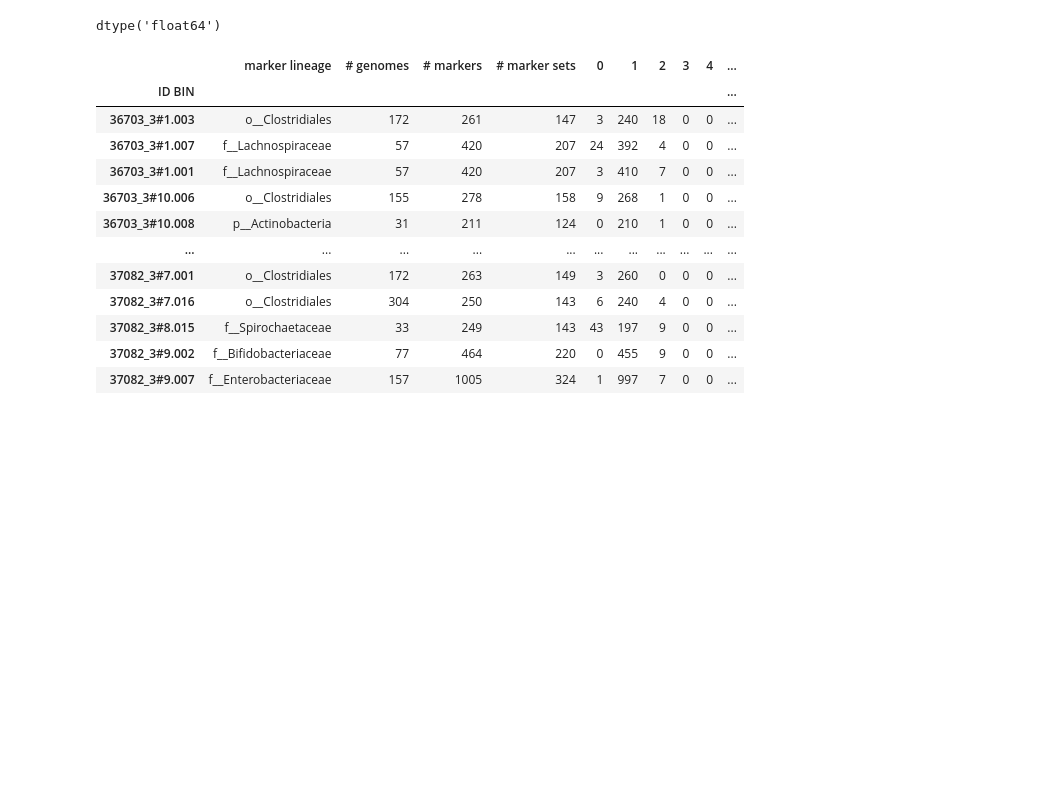
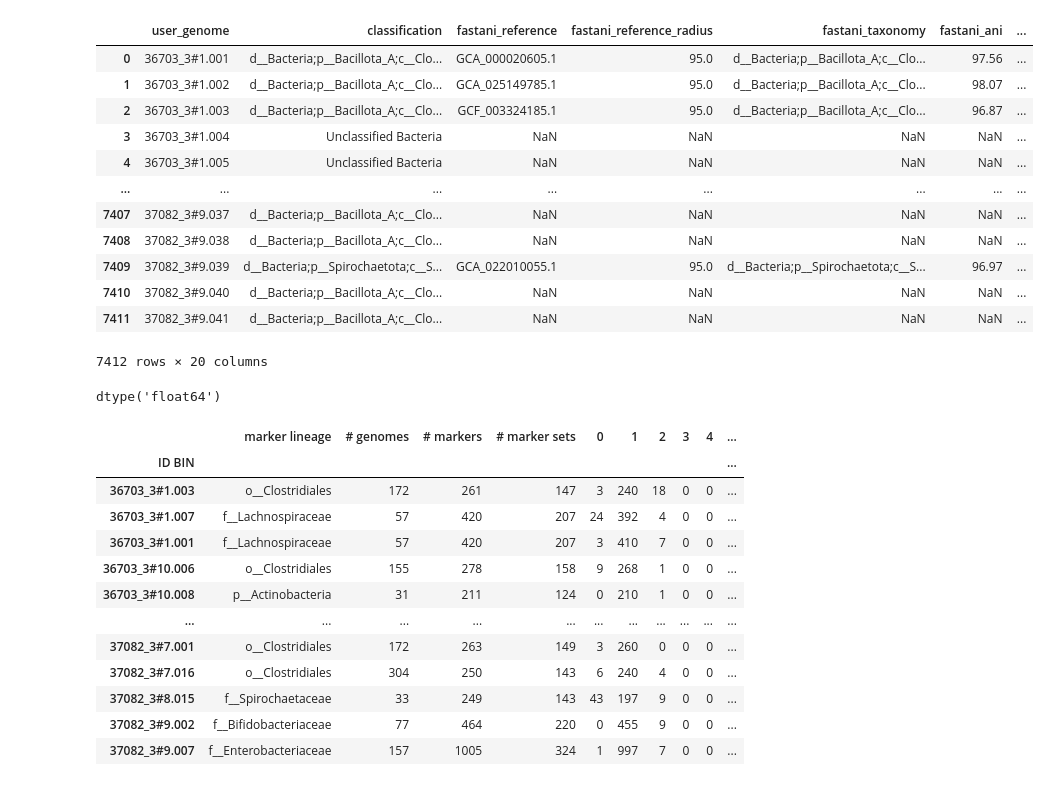
Before and after one commit to RafaPe/MX-Rural-Urban-Microbiome, a Jupyter notebook: notebooks/bin_exploration.ipynb, the cells around one changed output. Drawn from its saved outputs; the diff is of its cells as text; code cells hidden in the pictures; blank space fills up the shorter version.

```diff
--- a/notebooks/bin_exploration.ipynb
+++ b/notebooks/bin_exploration.ipynb
@@ -4,6 +4,24 @@ import matplotlib.pyplot as plt
 import seaborn as sns
 import numpy as np
 import ast
+# %%
+classification = pd.read_csv('../data/gtdbtk_classification.tsv', sep='\t')
+# %%
+classification
+# %% [output]
+|  | user_genome | classification | fastani_reference | fastani_reference_radius | fastani_taxonomy | fastani_ani | ... |
+| 0 | 36703_3#1.001 | d__Bacteria;p__Bacillota_A;c__Clo... | GCA_000020605.1 | 95.0 | d__Bacteria;p__Bacillota_A;c__Clo... | 97.56 | ... |
+| 1 | 36703_3#1.002 | d__Bacteria;p__Bacillota_A;c__Clo... | GCA_025149785.1 | 95.0 | d__Bacteria;p__Bacillota_A;c__Clo... | 98.07 | ... |
+| 2 | 36703_3#1.003 | d__Bacteria;p__Bacillota_A;c__Clo... | GCF_003324185.1 | 95.0 | d__Bacteria;p__Bacillota_A;c__Clo... | 96.87 | ... |
+| 3 | 36703_3#1.004 | Unclassified Bacteria | NaN | NaN | NaN | NaN | ... |
+| 4 | 36703_3#1.005 | Unclassified Bacteria | NaN | NaN | NaN | NaN | ... |
+| ... | ... | ... | ... | ... | ... | ... | ... |
+| 7407 | 37082_3#9.037 | d__Bacteria;p__Bacillota_A;c__Clo... | NaN | NaN | NaN | NaN | ... |
+| 7408 | 37082_3#9.038 | d__Bacteria;p__Bacillota_A;c__Clo... | NaN | NaN | NaN | NaN | ... |
+| 7409 | 37082_3#9.039 | d__Bacteria;p__Spirochaetota;c__S... | GCA_022010055.1 | 95.0 | d__Bacteria;p__Spirochaetota;c__S... | 96.97 | ... |
+| 7410 | 37082_3#9.040 | d__Bacteria;p__Bacillota_A;c__Clo... | NaN | NaN | NaN | NaN | ... |
+| 7411 | 37082_3#9.041 | d__Bacteria;p__Bacillota_A;c__Clo... | NaN | NaN | NaN | NaN | ... |
+7412 rows × 20 columns
 # %%
 data = pd.read_csv('../data/bin_quality_final.tsv', sep = '\t', header = None)
 # %%
```
Also changed, not shown: parts of 2 cells of this notebook, 1 other file.
